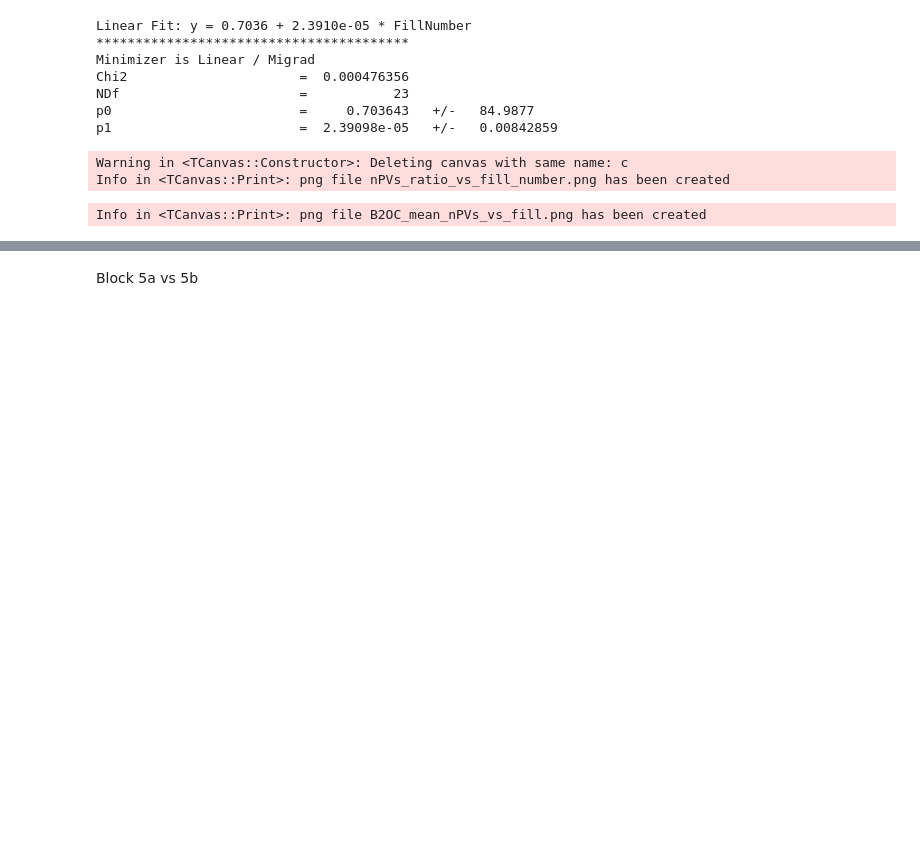
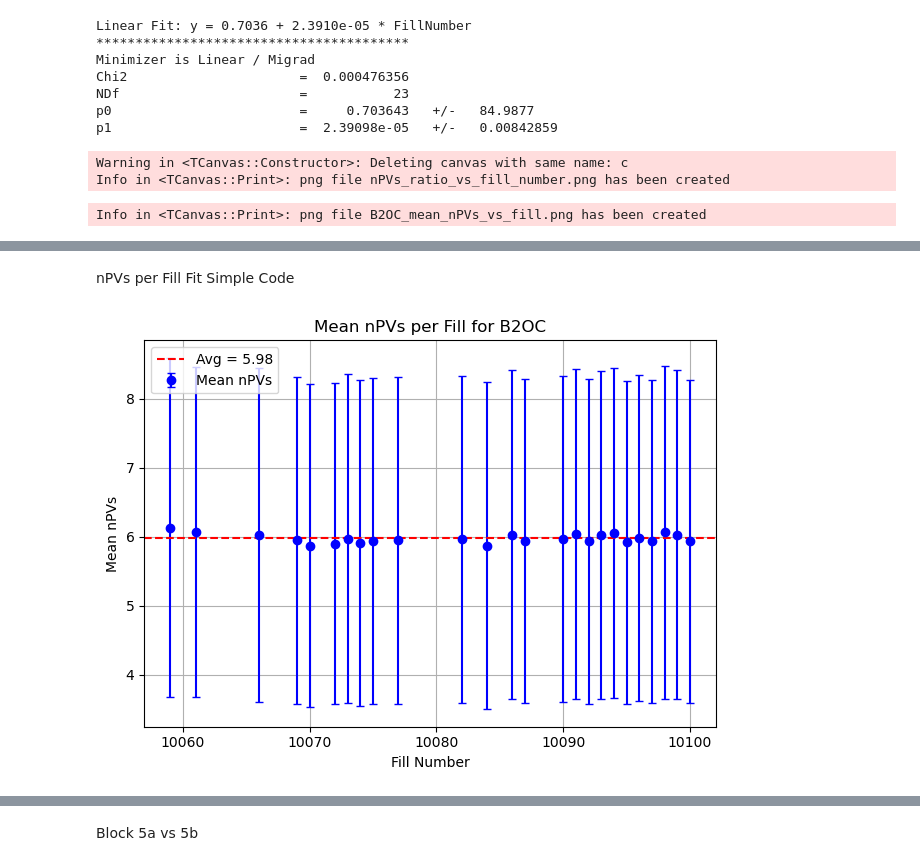
Before and after one commit to yasinghasmi/Bplus_TimeStability_LHCb, a Jupyter notebook: nPV_per_fill.ipynb, the cells around one changed output, grey strips where cells are left out. Cells and saved outputs as stored; diff of their text form; code cells hidden in the pictures; blank space fills up the shorter version.

Commit message:
Completed version of nPV_per_fill notebook

```diff
--- a/nPV_per_fill.ipynb
+++ b/nPV_per_fill.ipynb
@@ -244,0 +380,26 @@ Info in <TCanvas::Print>: png file B2OC_mean_nPVs_vs_fill.png has been created
+# %% [markdown]
+nPVs per Fill Fit Simple Code
+# %%
+
+# Separate into x (fill), y (mean), and yerr (stddev)
+fills = [entry[0] for entry in nPVs_data_b2oc]
+means = [entry[1] for entry in nPVs_data_b2oc]
+errors = [entry[2] for entry in nPVs_data_b2oc]
+
+# Compute average (zero-order fit)
+mean_average = np.mean(means)
+
+# Plot with error bars
+plt.errorbar(fills, means, yerr=errors, fmt='o', capsize=3, color='blue', label='Mean nPVs')
+plt.axhline(mean_average, color='red', linestyle='--', label=f'Avg = {mean_average:.2f}')
+
+# Labels and layout
+plt.xlabel("Fill Number")
+plt.ylabel("Mean nPVs")
+plt.title("Mean nPVs per Fill for B2OC")
+plt.grid(True)
+plt.legend()
+plt.tight_layout()
+plt.show()
+# %% [output]
+[figure, added]
```
Also changed, not shown: parts of 7 cells of this notebook.
